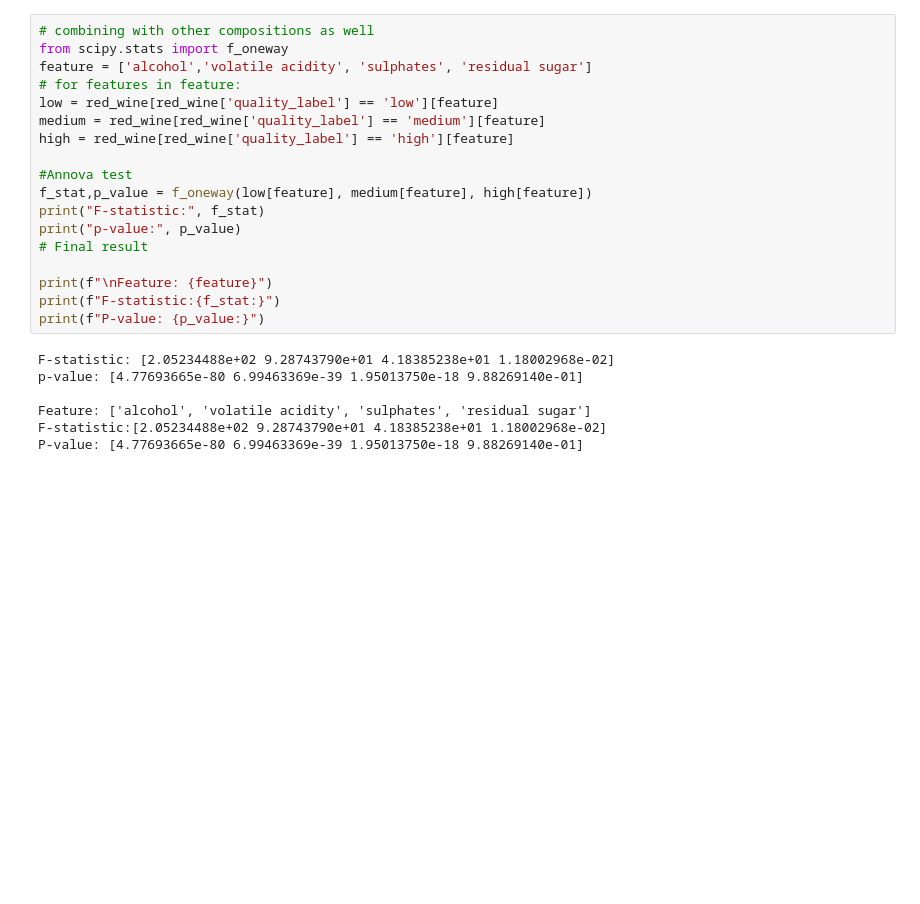
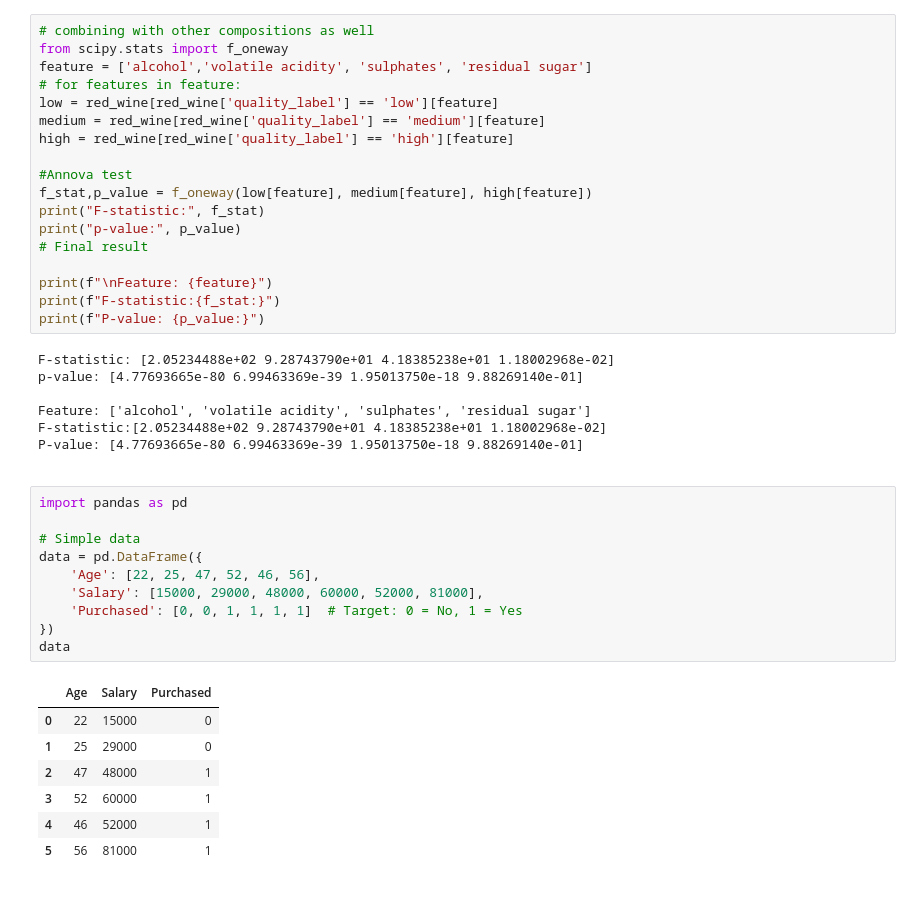
Before and after one commit to bbhatta10/Wine-Project, a Jupyter notebook: wine.ipynb, the cells around one changed output. Cells and saved outputs as stored; diff of their text form; blank space fills up the shorter version.

```diff
--- a/wine.ipynb
+++ b/wine.ipynb
@@ -1204,3 +1203,25 @@ p-value: [4.77693665e-80 6.99463369e-39 1.95013750e-18 9.88269140e-01]
 Feature: ['alcohol', 'volatile acidity', 'sulphates', 'residual sugar']
 F-statistic:[2.05234488e+02 9.28743790e+01 4.18385238e+01 1.18002968e-02]
 P-value: [4.77693665e-80 6.99463369e-39 1.95013750e-18 9.88269140e-01]
+# %% [markdown]
+<!-- '#Machine Learning ' -->
+# %%
+import pandas as pd
+
+# Simple data
+data = pd.DataFrame({
+    'Age': [22, 25, 47, 52, 46, 56],
+    'Salary': [15000, 29000, 48000, 60000, 52000, 81000],
+    'Purchased': [0, 0, 1, 1, 1, 1]  # Target: 0 = No, 1 = Yes
+})
+data
+# %% [output]
+|  | Age | Salary | Purchased |
+| 0 | 22 | 15000 | 0 |
+| 1 | 25 | 29000 | 0 |
+| 2 | 47 | 48000 | 1 |
+| 3 | 52 | 60000 | 1 |
+| 4 | 46 | 52000 | 1 |
+| 5 | 56 | 81000 | 1 |
+# %% [markdown]
+<!-- 'Explore the data' -->
```
Also changed, not shown: parts of 3 cells of this notebook.
